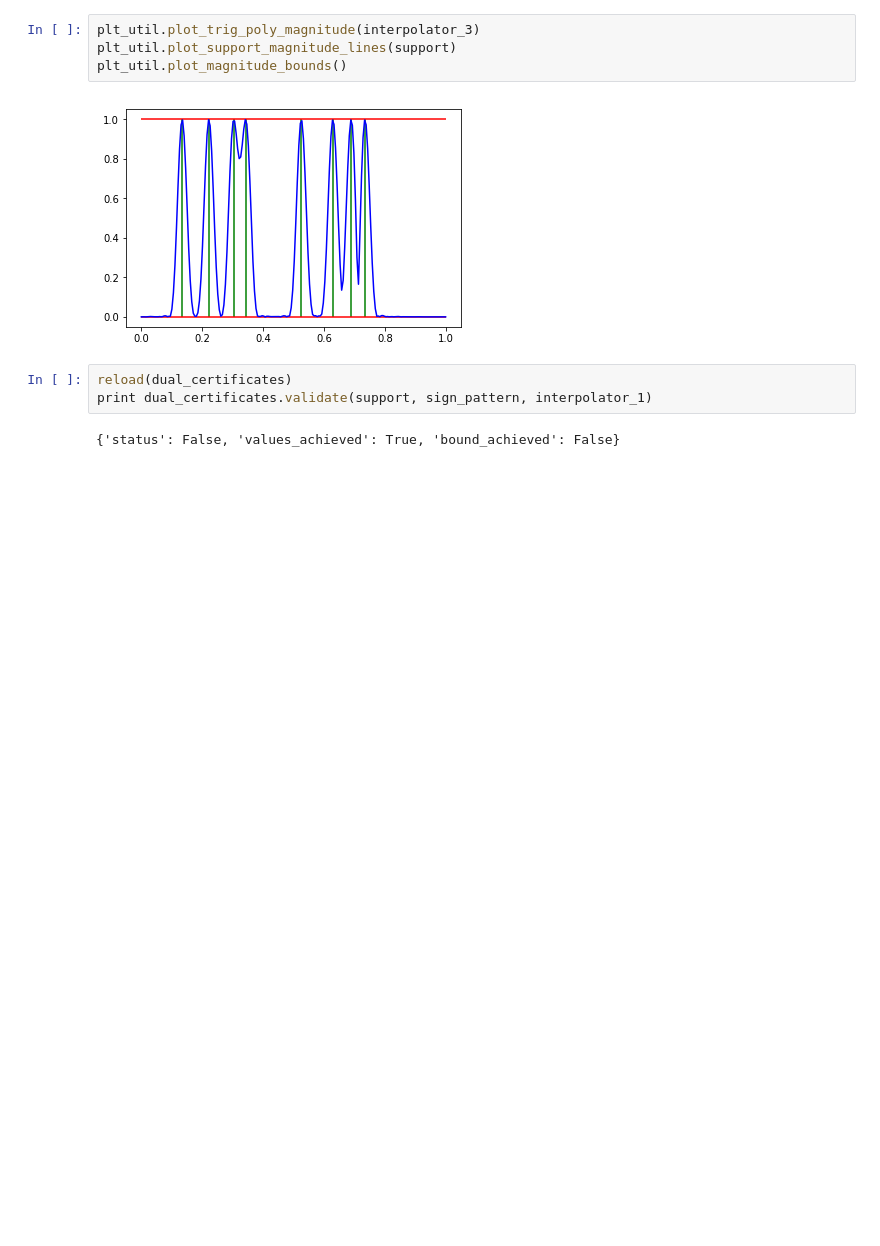
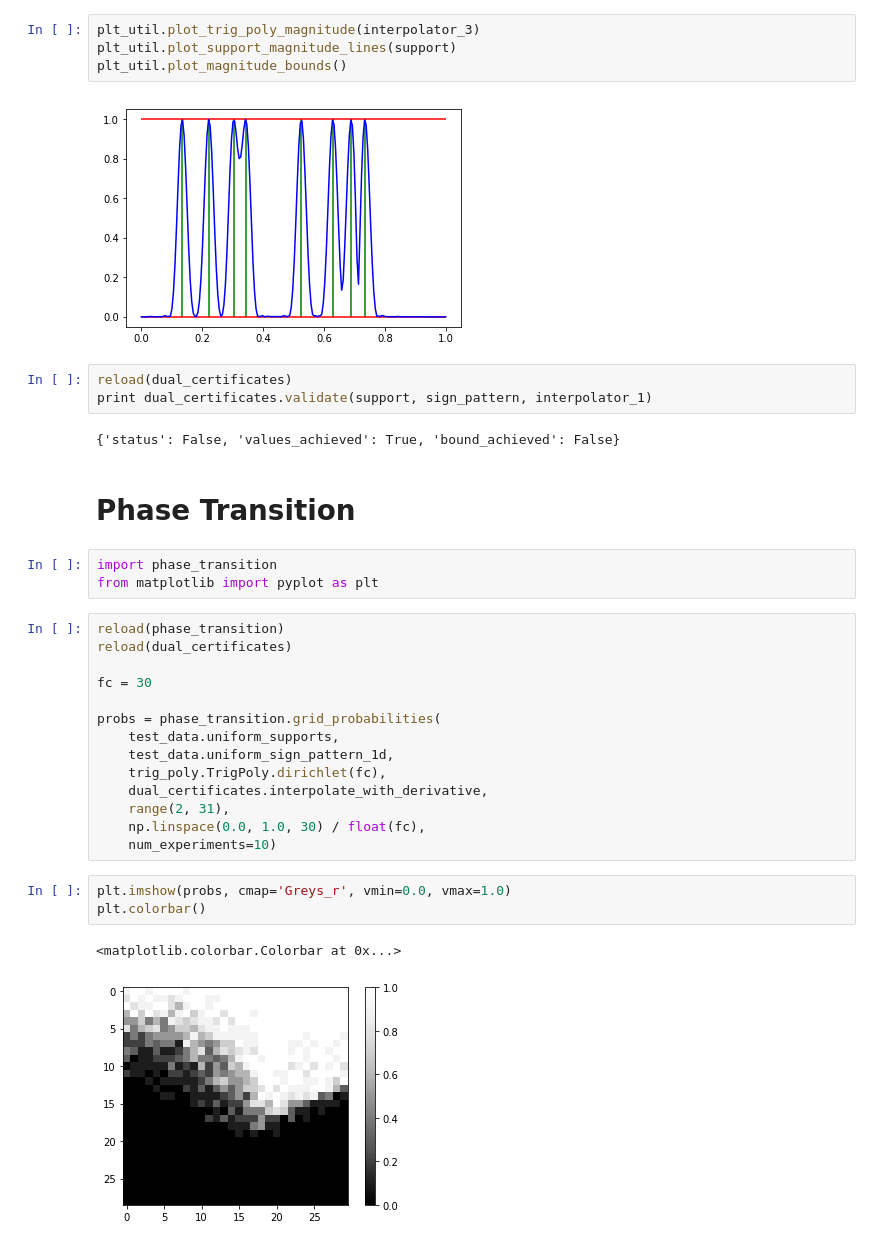
Before and after one commit to eonaran/sr_multisignals, a Jupyter notebook: One Sample Dual Certificates.ipynb, the cells around one changed output. Drawn from its saved outputs; the diff is of its cells as text; blank space fills up the shorter version.

Commit message:
Add v1 of tool for assessing phase transition

```diff
--- a/One Sample Dual Certificates.ipynb
+++ b/One Sample Dual Certificates.ipynb
@@ -48,3 +48,28 @@ reload(dual_certificates)
 print dual_certificates.validate(support, sign_pattern, interpolator_1)
 # %% [output]
 {'status': False, 'values_achieved': True, 'bound_achieved': False}
+# %% [markdown]
+# Phase Transition
+# %%
+import phase_transition
+from matplotlib import pyplot as plt
+# %%
+reload(phase_transition)
+reload(dual_certificates)
+
+fc = 30
+
+probs = phase_transition.grid_probabilities(
+    test_data.uniform_supports,
+    test_data.uniform_sign_pattern_1d,
+    trig_poly.TrigPoly.dirichlet(fc),
+    dual_certificates.interpolate_with_derivative,
+    range(2, 31),
+    np.linspace(0.0, 1.0, 30) / float(fc),
+    num_experiments=10)
+# %%
+plt.imshow(probs, cmap='Greys_r', vmin=0.0, vmax=1.0)
+plt.colorbar()
+# %% [output]
+<matplotlib.colorbar.Colorbar at 0x...>
+[figure, added]
```
Also changed, not shown: 4 other files.
